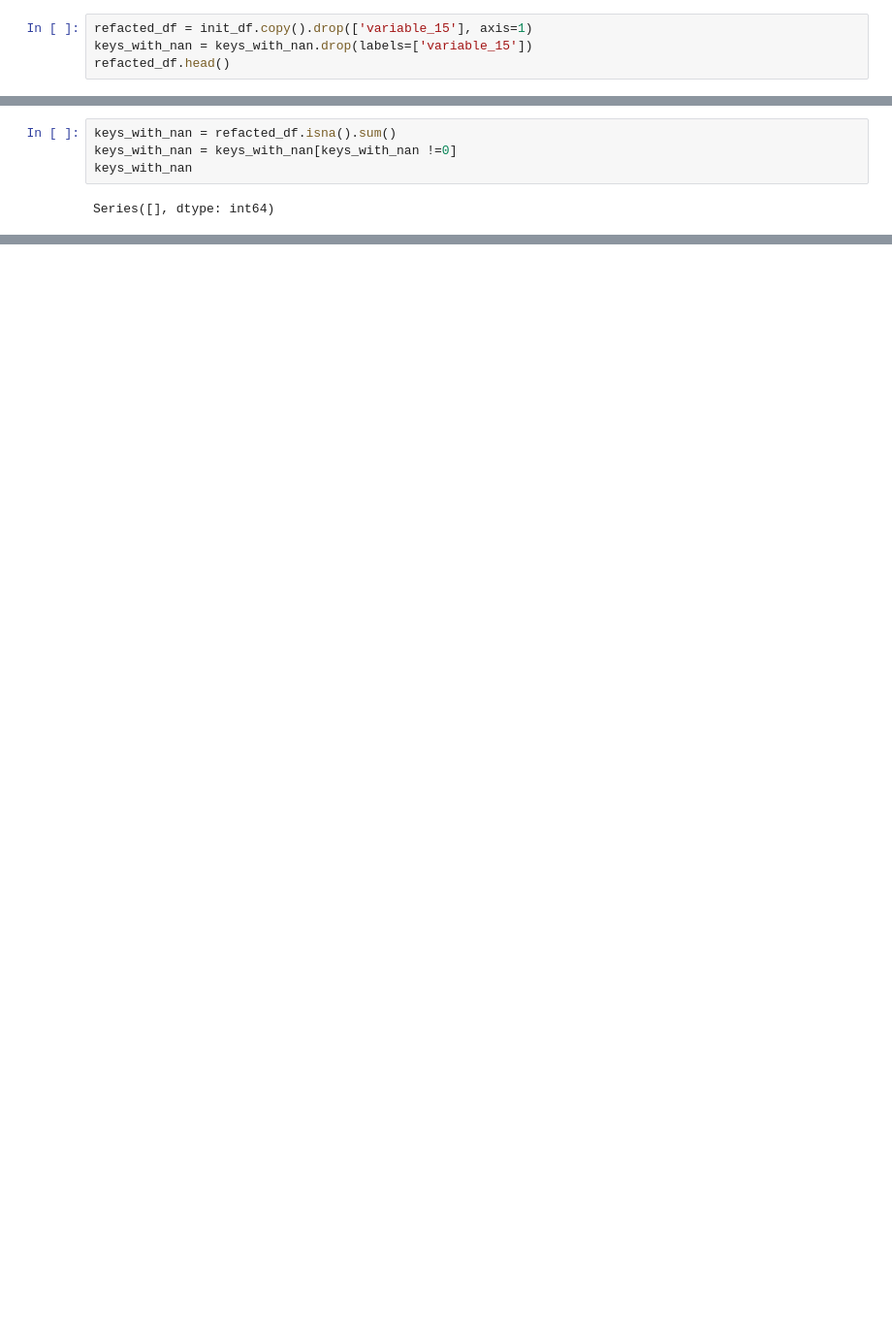
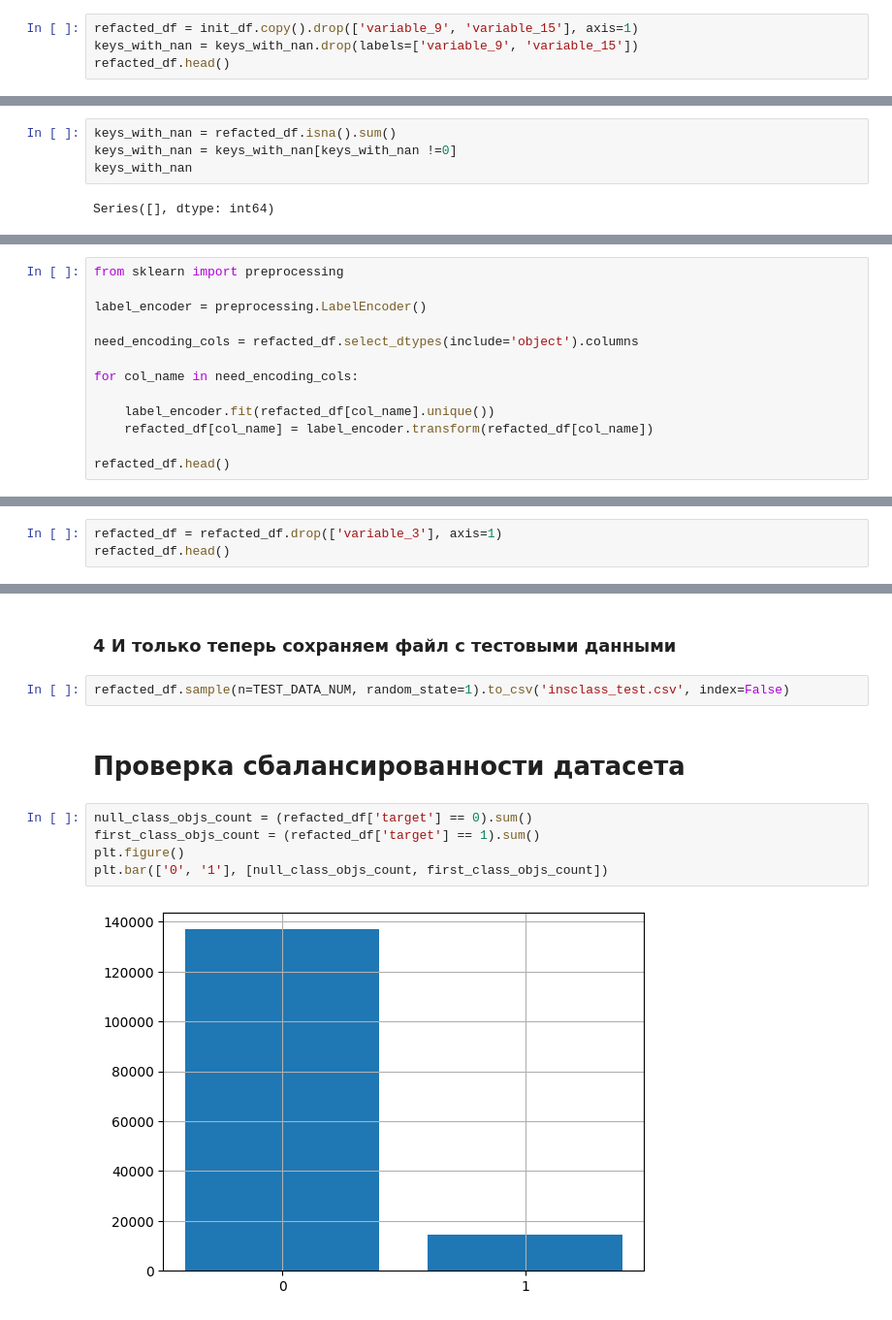
Before and after one commit to bobrotopor/AI, a Jupyter notebook: classification/classification.ipynb, the cells around one changed output, grey strips where cells are left out. Shown at 97% size. Drawn from its saved outputs; the diff is of its cells as text; blank space fills up the shorter version.

```diff
--- a/classification/classification.ipynb
+++ b/classification/classification.ipynb
@@ -99,8 +105,8 @@ variable_24      2207
 variable_27      2067
 dtype: int64
 # %%
-refacted_df = init_df.copy().drop(['variable_15'], axis=1)
-keys_with_nan = keys_with_nan.drop(labels=['variable_15'])
+refacted_df = init_df.copy().drop(['variable_9', 'variable_15'], axis=1)
+keys_with_nan = keys_with_nan.drop(labels=['variable_9', 'variable_15'])
 refacted_df.head()
 # %% [output]
 |  | variable_1 | variable_2 | variable_3 | variable_4 | variable_5 | variable_6 | variable_7 | variable_8 | ... |
@@ -184,0 +213,13 @@ Series([], dtype: int64)
+# %%
+from sklearn import preprocessing
+
+label_encoder = preprocessing.LabelEncoder()
+
+need_encoding_cols = refacted_df.select_dtypes(include='object').columns
+
+for col_name in need_encoding_cols:
+
+    label_encoder.fit(refacted_df[col_name].unique())
+    refacted_df[col_name] = label_encoder.transform(refacted_df[col_name])
+
+refacted_df.head()
@@ -184,0 +260,3 @@ Series([], dtype: int64)
+# %%
+refacted_df = refacted_df.drop(['variable_3'], axis=1)
+refacted_df.head()
@@ -184,0 +281,13 @@ Series([], dtype: int64)
+# %% [markdown]
+### 4 И только теперь сохраняем файл с тестовыми данными
+# %%
+refacted_df.sample(n=TEST_DATA_NUM, random_state=1).to_csv('insclass_test.csv', index=False)
+# %% [markdown]
+# Проверка сбалансированности датасета
+# %%
+null_class_objs_count = (refacted_df['target'] == 0).sum()
+first_class_objs_count = (refacted_df['target'] == 1).sum()
+plt.figure()
+plt.bar(['0', '1'], [null_class_objs_count, first_class_objs_count])
+# %% [output]
+[figure, added]
```
Also changed, not shown: parts of 29 cells of this notebook, 1 other file.
